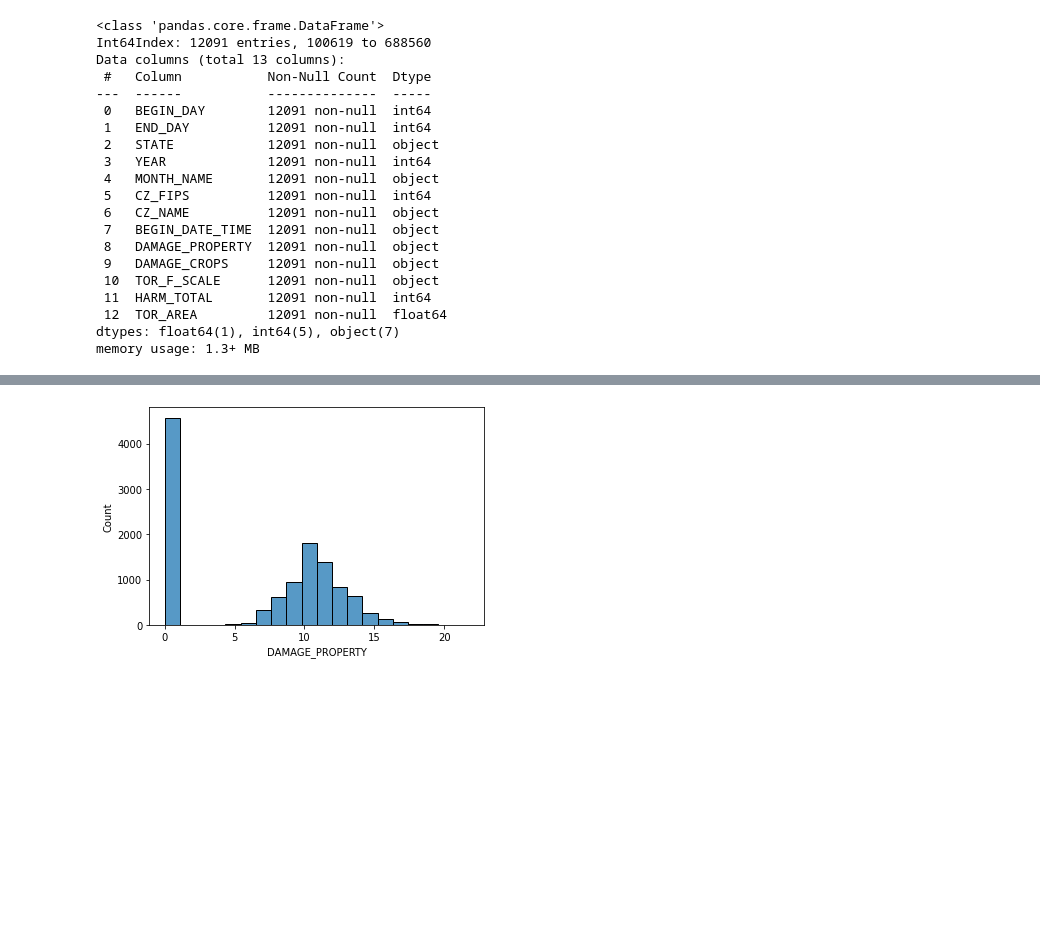
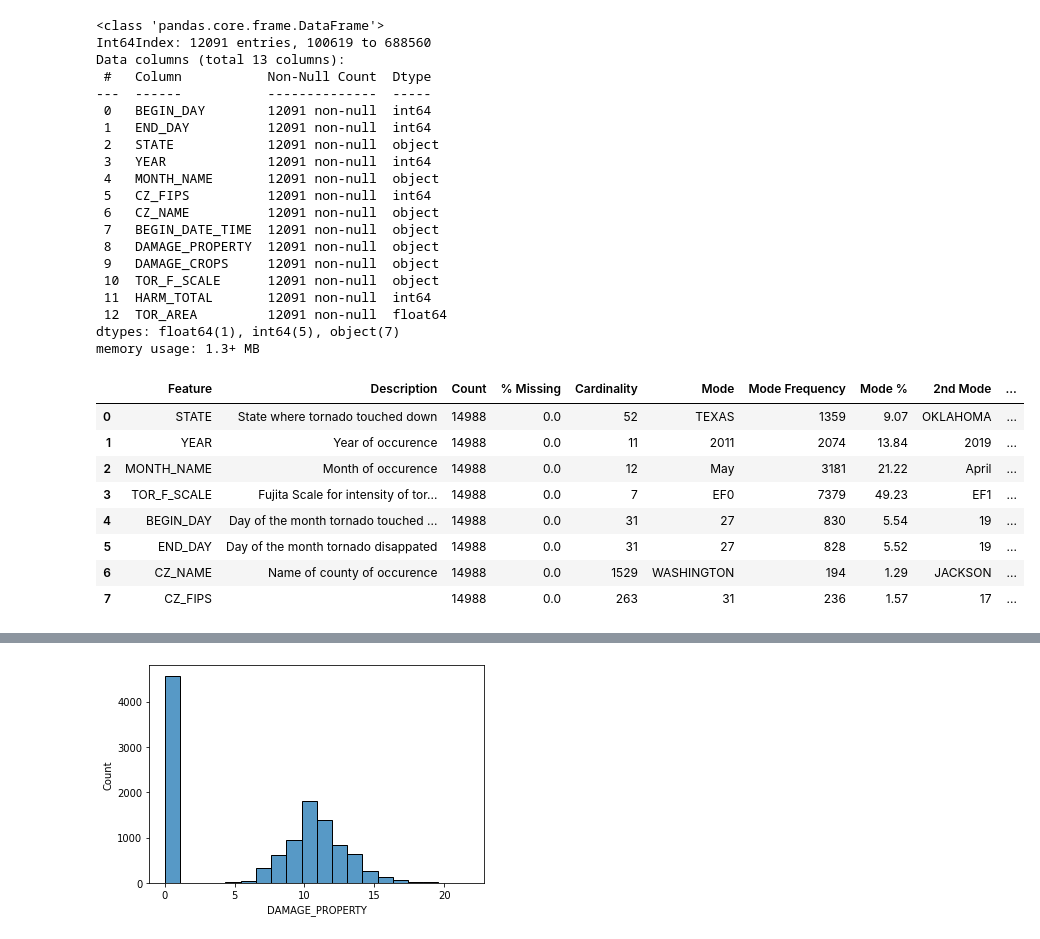
Before and after one commit to saiT1108/DS_project, a Jupyter notebook: main.ipynb, the cells around one changed output, grey strips where cells are left out. Cells and saved outputs as stored; diff of their text form; code cells hidden in the pictures; blank space fills up the shorter version.

```diff
--- a/main.ipynb
+++ b/main.ipynb
@@ -123,34 +123,44 @@ Data columns (total 13 columns):
 dtypes: float64(1), int64(5), object(7)
 memory usage: 1.3+ MB
 # %%
-# ## DQR for categorical variables
+## DQR for categorical variables
 
-# cat_cols = ['STATE', 'YEAR', 'MONTH_NAME', 'TOR_F_SCALE', 'BEGIN_DAY', 'END_DAY', 'CZ_NAME', 'CZ_FIPS']
-# cat_df = df_dqr[cat_cols]
-# cat_df
+cat_cols = ['STATE', 'YEAR', 'MONTH_NAME', 'TOR_F_SCALE', 'BEGIN_DAY', 'END_DAY', 'CZ_NAME', 'CZ_FIPS']
+cat_df = df_dqr[cat_cols]
+cat_df
 
-# dqr_cat = pd.DataFrame(columns=['Feature', 'Description', 'Count', '% Missing', 'Cardinality','Mode',
-# 'Mode Frequency', 'Mode %', '2nd Mode', '2nd Mode Frequency', '2nd Mode %'])
+dqr_cat = pd.DataFrame(columns=['Feature', 'Description', 'Count', '% Missing', 'Cardinality','Mode',
+'Mode Frequency', 'Mode %', '2nd Mode', '2nd Mode Frequency', '2nd Mode %'])
 
-# descs = ['State where tornado touched down', 'Year of occurence', 'Month of occurence', 'Fujita Scale for intensity of tornado',
-# 'Day of the month tornado touched down', 'Day of the month tornado disappated','Name of county of occurence','']
+descs = ['State where tornado touched down', 'Year of occurence', 'Month of occurence', 'Fujita Scale for intensity of tornado',
+'Day of the month tornado touched down', 'Day of the month tornado disappated','Name of county of occurence','']
 
-# dqr_cat['Feature'] = cat_cols
+dqr_cat['Feature'] = cat_cols
 
-# for index, row in dqr_cat.iterrows():
-#     row['Description'] = descs[index]
-#     row['Count'] = df_dqr[row['Feature']].count()
-#     row['Cardinality'] = len(df_dqr[row['Feature']].unique())
-#     row['Mode'] = df_dqr[row['Feature']].mode()[0]
-#     if row['Feature'] == 'TOR_F_SCALE':
-#         row['% Missing'] = round((len(df_dqr[df_dqr[row['Feature']]=='EFU'])/row['Count'])*100, 2)
-#     row['% Missing'] = round((len(df_dqr[df_dqr[row['Feature']]==None])/row['Count'])*100, 2)
-#     row['Mode Frequency'] = len(df_dqr[df_dqr[row['Feature']]==row['Mode']])
-#     row['Mode %'] = round(row['Mode Frequency']/row['Count']*100, 2)
-#     mode_df = df_dqr[df_dqr[row['Feature']]!=row['Mode']]
-#     row['2nd Mode'] = mode_df[row['Feature']].mode()[0]
-#     row['2nd Mode Frequency'] = len(mode_df[mode_df[row['Feature']]==row['2nd Mode']])
-#     row['2nd Mode %'] = round(row['2nd Mode Frequency']/row['Count']*100, 2)
+for index, row in dqr_cat.iterrows():
+    row['Description'] = descs[index]
+    row['Count'] = df_dqr[row['Feature']].count()
+    row['Cardinality'] = len(df_dqr[row['Feature']].unique())
+    row['Mode'] = df_dqr[row['Feature']].mode()[0]
+    if row['Feature'] == 'TOR_F_SCALE':
+        row['% Missing'] = round((len(df_dqr[df_dqr[row['Feature']]=='EFU'])/row['Count'])*100, 2)
+    row['% Missing'] = round((len(df_dqr[df_dqr[row['Feature']]==None])/row['Count'])*100, 2)
+    row['Mode Frequency'] = len(df_dqr[df_dqr[row['Feature']]==row['Mode']])
+    row['Mode %'] = round(row['Mode Frequency']/row['Count']*100, 2)
+    mode_df = df_dqr[df_dqr[row['Feature']]!=row['Mode']]
+    row['2nd Mode'] = mode_df[row['Feature']].mode()[0]
+    row['2nd Mode Frequency'] = len(mode_df[mode_df[row['Feature']]==row['2nd Mode']])
+    row['2nd Mode %'] = round(row['2nd Mode Frequency']/row['Count']*100, 2)
 
-# dqr_cat
+dqr_cat
+# %% [output]
+|  | Feature | Description | Count | % Missing | Cardinality | Mode | Mode Frequency | Mode % | 2nd Mode | ... |
+| 0 | STATE | State where tornado touched down | 14988 | 0.0 | 52 | TEXAS | 1359 | 9.07 | OKLAHOMA | ... |
+| 1 | YEAR | Year of occurence | 14988 | 0.0 | 11 | 2011 | 2074 | 13.84 | 2019 | ... |
+| 2 | MONTH_NAME | Month of occurence | 14988 | 0.0 | 12 | May | 3181 | 21.22 | April | ... |
+| 3 | TOR_F_SCALE | Fujita Scale for intensity of tor... | 14988 | 0.0 | 7 | EF0 | 7379 | 49.23 | EF1 | ... |
+| 4 | BEGIN_DAY | Day of the month tornado touched ... | 14988 | 0.0 | 31 | 27 | 830 | 5.54 | 19 | ... |
+| 5 | END_DAY | Day of the month tornado disappated | 14988 | 0.0 | 31 | 27 | 828 | 5.52 | 19 | ... |
+| 6 | CZ_NAME | Name of county of occurence | 14988 | 0.0 | 1529 | WASHINGTON | 194 | 1.29 | JACKSON | ... |
+| 7 | CZ_FIPS |  | 14988 | 0.0 | 263 | 31 | 236 | 1.57 | 17 | ... |
 # %%
```
Also changed, not shown: parts of 3 cells of this notebook.
